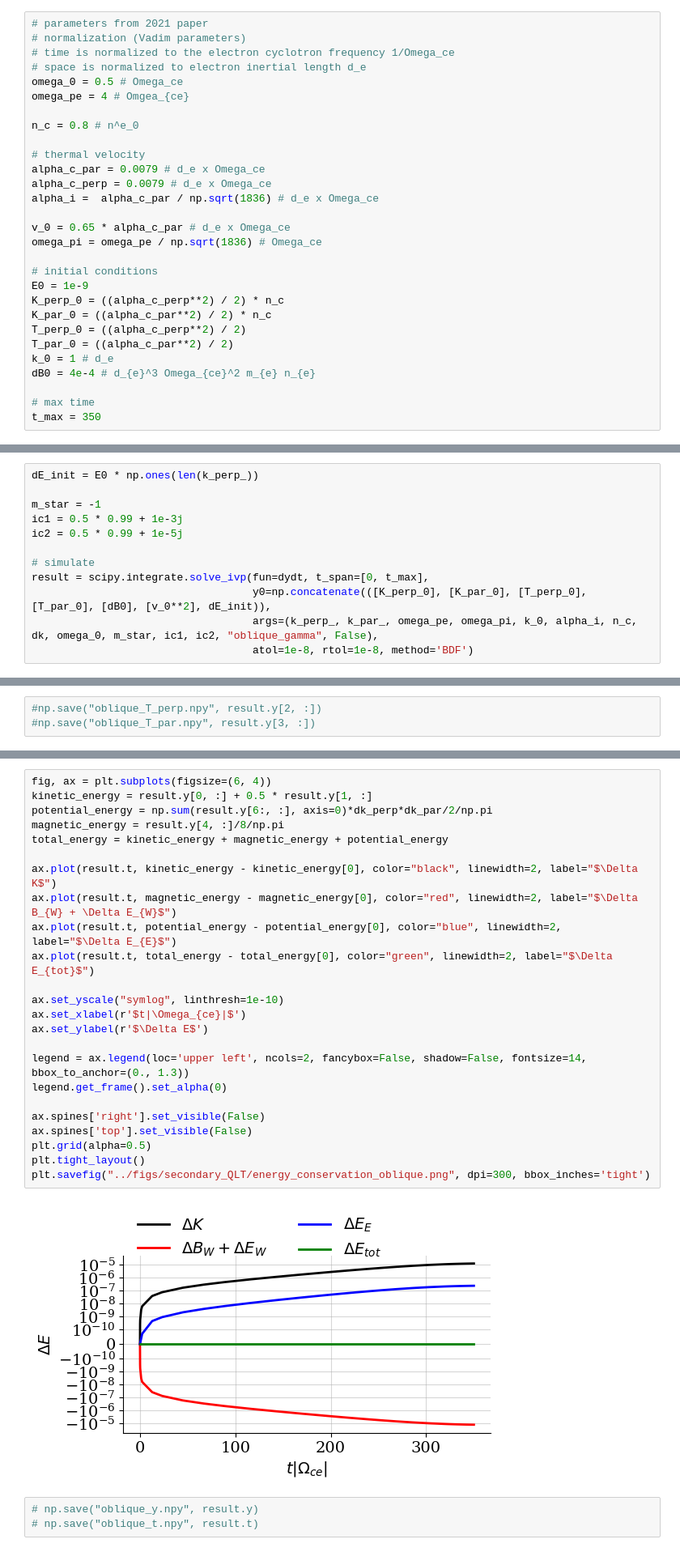
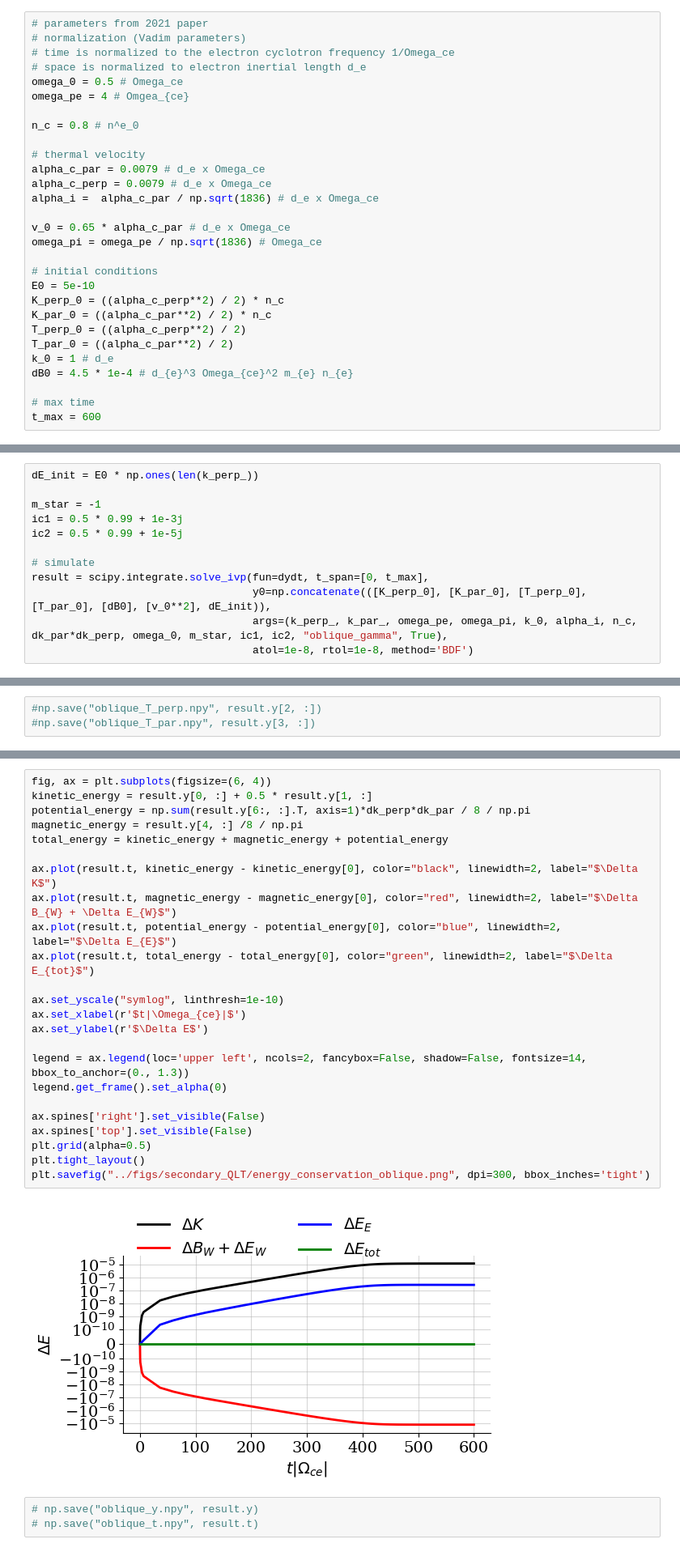
Before and after one commit to opaliss/QLT_whistler, a Jupyter notebook: secondary_waves/electrostatic_oblique_QLT.ipynb, the cells around one changed output, grey strips where cells are left out. Shown: that part at 81% size. Cells and saved outputs as stored; diff of their text form.

Commit message:
add oblique results

```diff
--- a/secondary_waves/electrostatic_oblique_QLT.ipynb
+++ b/secondary_waves/electrostatic_oblique_QLT.ipynb
@@ -46,16 +46,16 @@ v_0 = 0.65 * alpha_c_par # d_e x Omega_ce
 omega_pi = omega_pe / np.sqrt(1836) # Omega_ce
 
 # initial conditions
-E0 = 1e-9
+E0 = 5e-10
 K_perp_0 = ((alpha_c_perp**2) / 2) * n_c
 K_par_0 = ((alpha_c_par**2) / 2) * n_c
 T_perp_0 = ((alpha_c_perp**2) / 2)
 T_par_0 = ((alpha_c_par**2) / 2)
 k_0 = 1 # d_e
-dB0 = 4e-4 # d_{e}^3 Omega_{ce}^2 m_{e} n_{e}
+dB0 = 4.5 * 1e-4 # d_{e}^3 Omega_{ce}^2 m_{e} n_{e}
 
 # max time
-t_max = 350
+t_max = 600
 # %%
 k_perp_ = np.linspace(17, 50, 50)
 k_par_ = np.sqrt((omega_0**2) / (1-omega_0**2))*k_perp_
@@ -116,7 +120,7 @@ ic2 = 0.5 * 0.99 + 1e-5j
 # simulate
 result = scipy.integrate.solve_ivp(fun=dydt, t_span=[0, t_max],
                                    y0=np.concatenate(([K_perp_0], [K_par_0], [T_perp_0], [T_par_0], [dB0], [v_0**2], dE_init)),
-                                   args=(k_perp_, k_par_, omega_pe, omega_pi, k_0, alpha_i, n_c, dk, omega_0, m_star, ic1, ic2, "oblique_gamma", False),
+                                   args=(k_perp_, k_par_, omega_pe, omega_pi, k_0, alpha_i, n_c, dk_par*dk_perp, omega_0, m_star, ic1, ic2, "oblique_gamma", True),
                                    atol=1e-8, rtol=1e-8, method='BDF')
 # %% [output]
 t =  0.0
@@ -212,29 +239,29 @@ plt.savefig("../figs/secondary_QLT/oblique/oblique_kinetic_energy_par.png", dpi=
 # %%
 fig, ax = plt.subplots(figsize=(6, 4))
 kinetic_energy = result.y[0, :] + 0.5 * result.y[1, :]
-potential_energy = np.sum(result.y[6:, :], axis=0)*dk_perp*dk_par/2/np.pi
-magnetic_energy = result.y[4, :]/8/np.pi
+potential_energy = np.sum(result.y[6:, :].T, axis=1)*dk_perp*dk_par / 8 / np.pi
+magnetic_energy = result.y[4, :] /8 / np.pi
 total_energy = kinetic_energy + magnetic_energy + potential_energy
 
 ax.plot(result.t, kinetic_energy - kinetic_energy[0], color="black", linewidth=2, label="$\Delta K$")
 ax.plot(result.t, magnetic_energy - magnetic_energy[0], color="red", linewidth=2, label="$\Delta B_{W} + \Delta E_{W}$")
 ax.plot(result.t, potential_energy - potential_energy[0], color="blue", linewidth=2, label="$\Delta E_{E}$")
 ax.plot(result.t, total_energy - total_energy[0], color="green", linewidth=2, label="$\Delta E_{tot}$")
 
 ax.set_yscale("symlog", linthresh=1e-10)
 ax.set_xlabel(r'$t|\Omega_{ce}|$')
 ax.set_ylabel(r'$\Delta E$')
 
 legend = ax.legend(loc='upper left', ncols=2, fancybox=False, shadow=False, fontsize=14, bbox_to_anchor=(0., 1.3))
 legend.get_frame().set_alpha(0)
 
 ax.spines['right'].set_visible(False)
 ax.spines['top'].set_visible(False)
 plt.grid(alpha=0.5)
 plt.tight_layout()
 plt.savefig("../figs/secondary_QLT/energy_conservation_oblique.png", dpi=300, bbox_inches='tight')
 # %% [output]
-[figure, old version]
+[figure, new version]
 # %%
 # np.save("oblique_y.npy", result.y)
 # np.save("oblique_t.npy", result.t)
```
Also changed, not shown: parts of 12 cells of this notebook.
